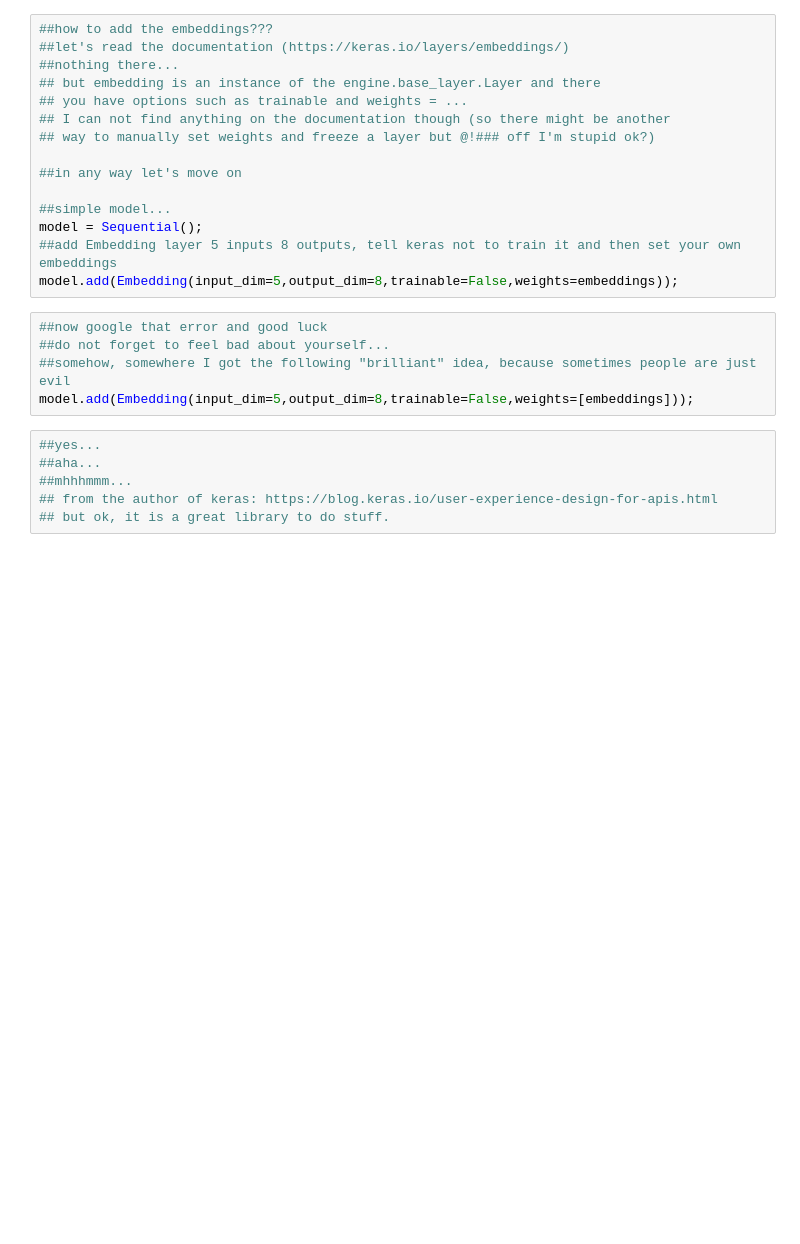
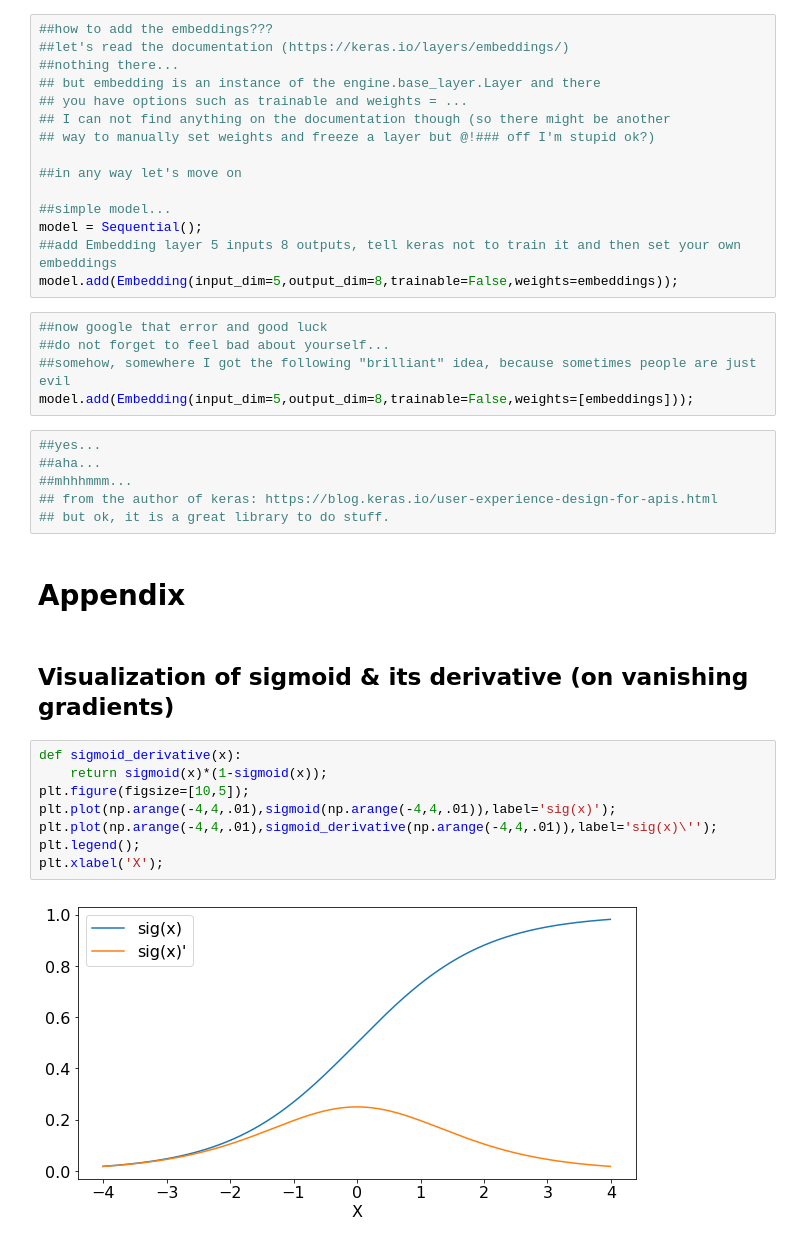
Before and after one commit to deltaMAPS/ClassNotes, a Jupyter notebook: RecurrentNetworks/A First Introduction To Recurrent Networks With Keras.ipynb, the cells around one changed output. Cells and saved outputs as stored; diff of their text form; blank space fills up the shorter version.

Commit message:
added examples with vanishing/exploding gradients, moved things a bit

```diff
--- a/RecurrentNetworks/A First Introduction To Recurrent Networks With Keras.ipynb
+++ b/RecurrentNetworks/A First Introduction To Recurrent Networks With Keras.ipynb
@@ -680,3 +813,17 @@ model.add(Embedding(input_dim=5,output_dim=8,trainable=False,weights=[embeddings
 ##mhhhmmm...
 ## from the author of keras: https://blog.keras.io/user-experience-design-for-apis.html
 ## but ok, it is a great library to do stuff.
+# %% [markdown]
+# Appendix
+# %% [markdown]
+## Visualization of sigmoid & its derivative (on vanishing gradients)
+# %%
+def sigmoid_derivative(x):
+    return sigmoid(x)*(1-sigmoid(x));
+plt.figure(figsize=[10,5]);
+plt.plot(np.arange(-4,4,.01),sigmoid(np.arange(-4,4,.01)),label='sig(x)');
+plt.plot(np.arange(-4,4,.01),sigmoid_derivative(np.arange(-4,4,.01)),label='sig(x)\'');
+plt.legend();
+plt.xlabel('X');
+# %% [output]
+[figure, added]
```
Also changed, not shown: parts of 13 cells of this notebook.
